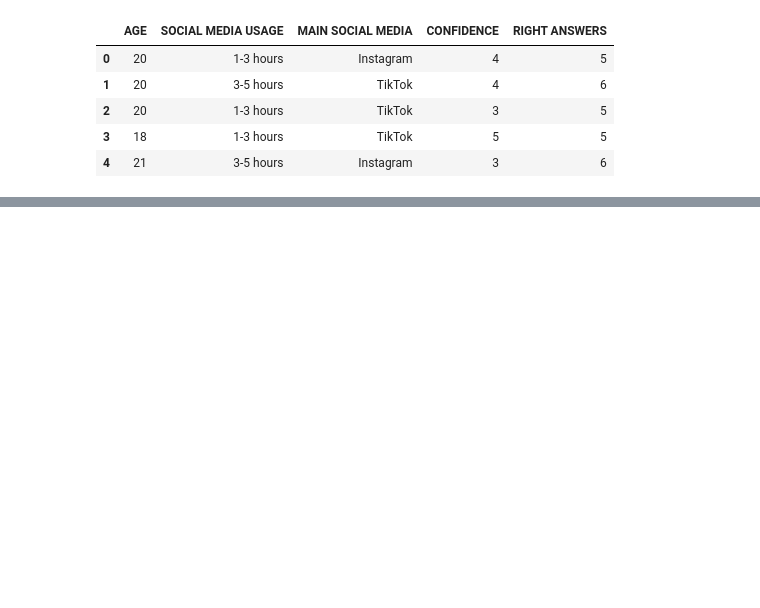
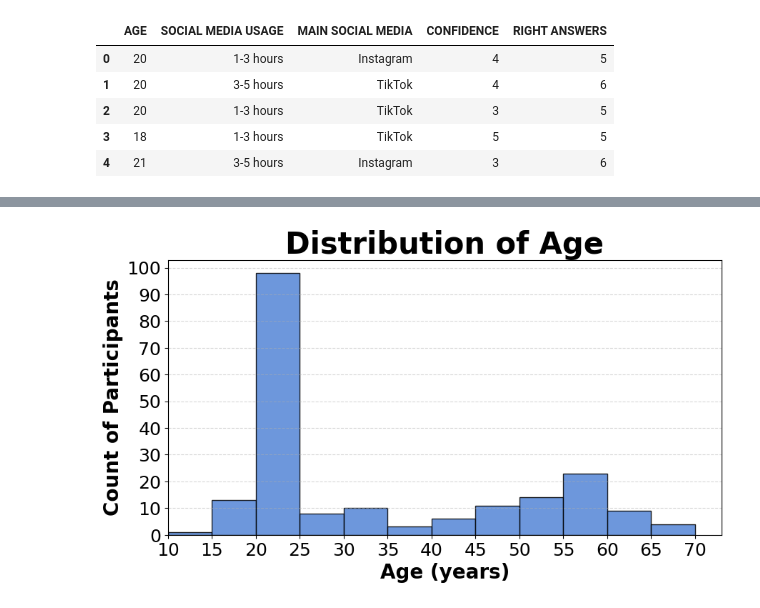
Before and after one commit to Teodor276/fcss_ai-perc_vs_age, a Jupyter notebook: analysis.ipynb, the cells around one changed output, grey strips where cells are left out. Saved outputs shown, nothing was run; the diff lists cells and outputs as text; code cells hidden in the pictures; blank space fills up the shorter version.

```diff
--- a/analysis.ipynb
+++ b/analysis.ipynb
@@ -131,0 +150,30 @@ USAGE_HOURS     0.0139      0.047      0.295      0.768      -0.079       0.106
+# %%
+import matplotlib.pyplot as plt
+import numpy as np
+from matplotlib.ticker import MultipleLocator
+
+min_age = int(database["AGE"].min())
+max_age = int(database["AGE"].max())
+
+start = (min_age // 5) * 5
+bins = np.arange(start, max_age + 6, 5) #[15, 20, 25, 30, ... 70]
+
+plt.figure(figsize=(10, 5))
+
+plt.hist(database["AGE"], bins=bins, color="#5385D6", alpha=0.85, edgecolor="black")
+
+plt.xlabel("Age (years)", fontweight="bold", fontsize=20)
+plt.ylabel("Count of Participants", fontweight="bold", fontsize=20)
+plt.title("Distribution of Age", fontweight="bold", fontsize=30)
+plt.tick_params(axis='both', which='major', labelsize=18)
+
+ax = plt.gca()
+ax.xaxis.set_major_locator(MultipleLocator(5))
+ax.yaxis.set_major_locator(MultipleLocator(10))
+
+plt.xlim(left=start)
+plt.grid(axis='y', alpha=0.5, linestyle='--')
+
+plt.show()
+# %% [output]
+[figure, added]
```
Also changed, not shown: parts of 5 cells of this notebook.
